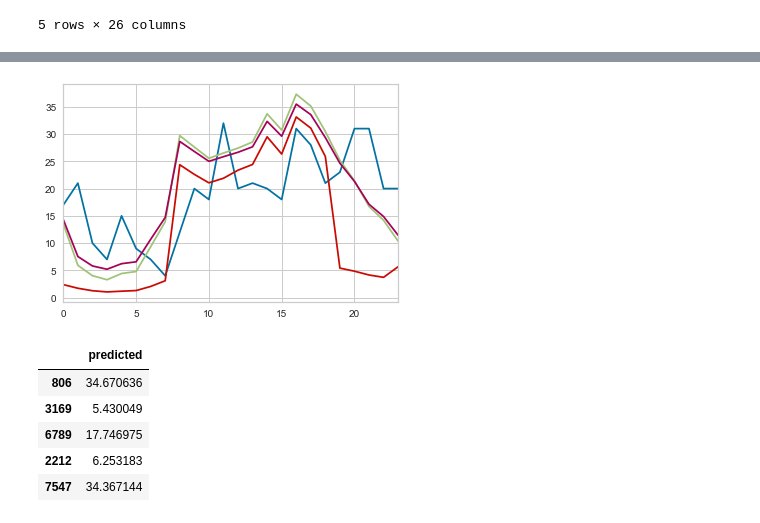
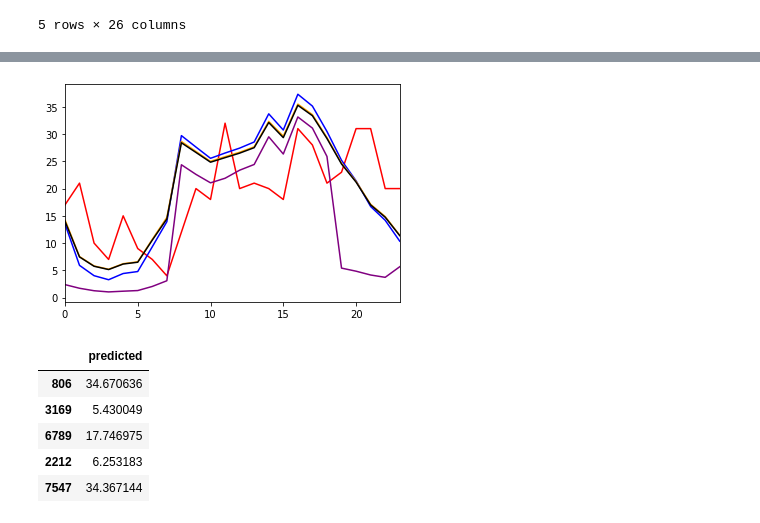
Before and after one commit to ghopping/Springboard_Capstone_1, a Jupyter notebook: GH_Capstone_1_regression.ipynb, the cells around one changed output, grey strips where cells are left out. Saved outputs shown, nothing was run; the diff lists cells and outputs as text; code cells hidden in the pictures.

Commit message:
updated regression

```diff
--- a/GH_Capstone_1_regression.ipynb
+++ b/GH_Capstone_1_regression.ipynb
@@ -590,0 +610,8 @@ plt.scatter(predicted_counts, actual_counts)
+# %%
+#Now contrive the value of the dependent variable of the OLS regression
+#will first add the y2_train values to X2_train
+X2_train['accidents'] = y2_train.copy()
+X2_train['AUX_OLS_DEP'] = X2_train.apply(lambda x: ((x['accidents'] - x['BB_lambda'])**2 - \
+    x['accidents']) / x['BB_lambda'], axis=1)
+X2_train.drop(columns='accidents', inplace=True)
+X2_train.head()
@@ -590,0 +636,3 @@ plt.scatter(predicted_counts, actual_counts)
+# %%
+aux_ols_results = sm.OLS(X2_train['AUX_OLS_DEP'], X2_train['accidents']).fit()
+print(aux_ols_results.params)
@@ -590,0 +657,3 @@ plt.scatter(predicted_counts, actual_counts)
+# %%
+#Drop additional columns from trainin set
+X2_train.drop(columns=['accidents', 'AUX_OLS_DEP', 'BB_lambda'], inplace=True)
@@ -590,0 +665,3 @@ plt.scatter(predicted_counts, actual_counts)
+# %%
+m5 = sm.GLM(y2_train, X2_train, \
+    family=sm.families.NegativeBinomial(alpha=aux_ols_results.params[0])).fit()
@@ -612,11 +709,13 @@ plt.plot(reg1_test_df.index, reg1_test_predict)
 # %%
 reg3_test_predict = m4.predict(reg1_X)
-reg1_test_df.accidents.plot()
-_ = plt.plot(reg1_test_df.index, reg1_test_predict, label='LR')
-_ = plt.plot(reg1_test_df.index, reg2_test_predict, label='Lasso')
-_ = plt.plot(reg1_test_df.index, reg3_test_predict, label='Poisson')
+reg4_test_predict = m5.predict(reg1_X)
+reg1_test_df.accidents.plot(color='r')
+_ = plt.plot(reg1_test_df.index, reg1_test_predict, color='blue', label='LR')
+_ = plt.plot(reg1_test_df.index, reg2_test_predict,color='purple', label='Lasso')
+_ = plt.plot(reg1_test_df.index, reg3_test_predict, color='orange', label='Poisson')
+_ = plt.plot(reg1_test_df.index, reg4_test_predict, color='black', label='Negative Bionomial')
 # %% [output]
-[figure, old version]
+[figure, new version]
 # %%
 #generate output from model using test sample. Assign to variable group by hour and plot
 #against actual y-values.
```
Also changed, not shown: parts of 33 cells of this notebook.
